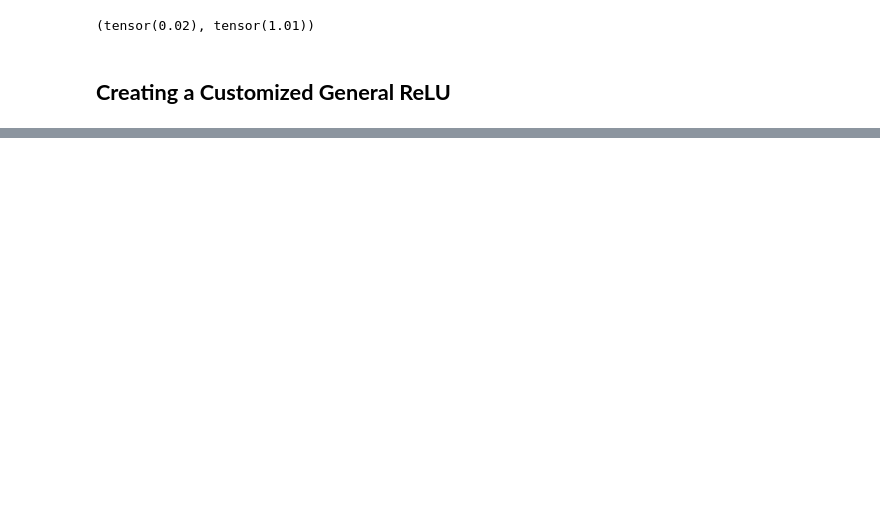
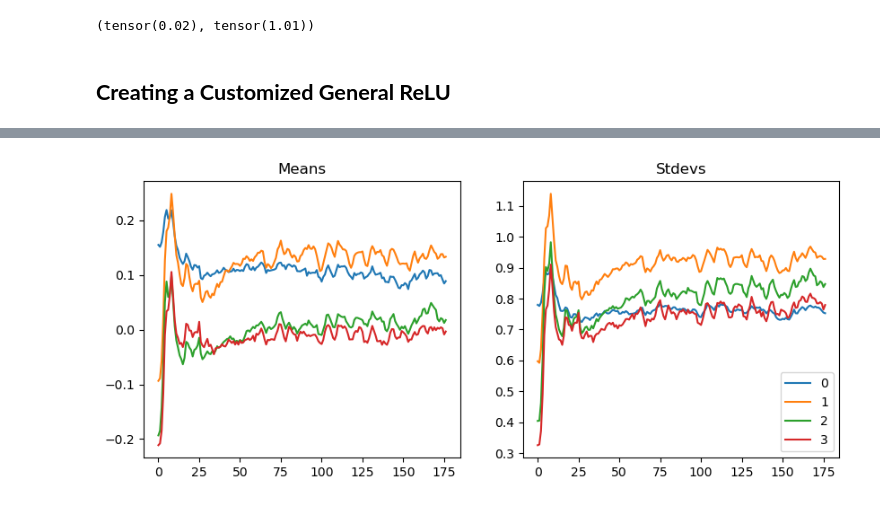
Before and after one commit to bachaudhry/FastAI-22-23, a Jupyter notebook: course_part_2/11_initializing.ipynb, the cells around one changed output, grey strips where cells are left out. Cells and saved outputs as stored; diff of their text form; code cells hidden in the pictures; blank space fills up the shorter version.

```diff
--- a/course_part_2/11_initializing.ipynb
+++ b/course_part_2/11_initializing.ipynb
@@ -465,0 +554,4 @@ xb.mean(), xb.std()
+# %%
+astats.plot_stats()
+# %% [output]
+[figure, added]
```
Also changed, not shown: parts of 26 cells of this notebook.
